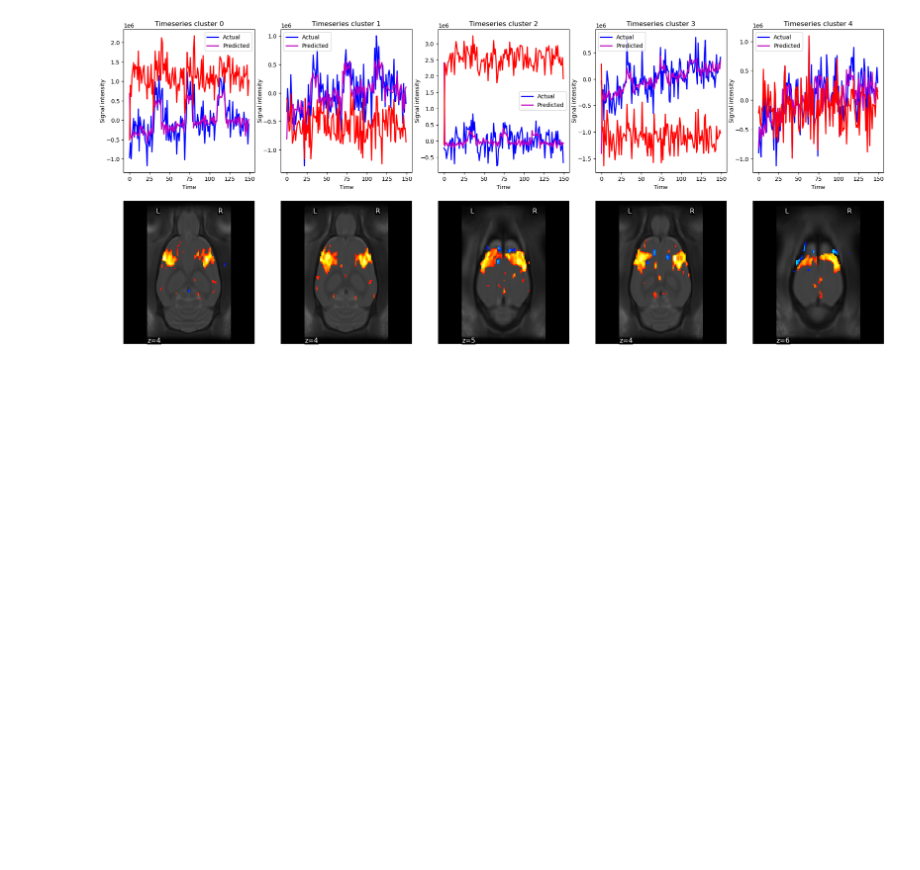
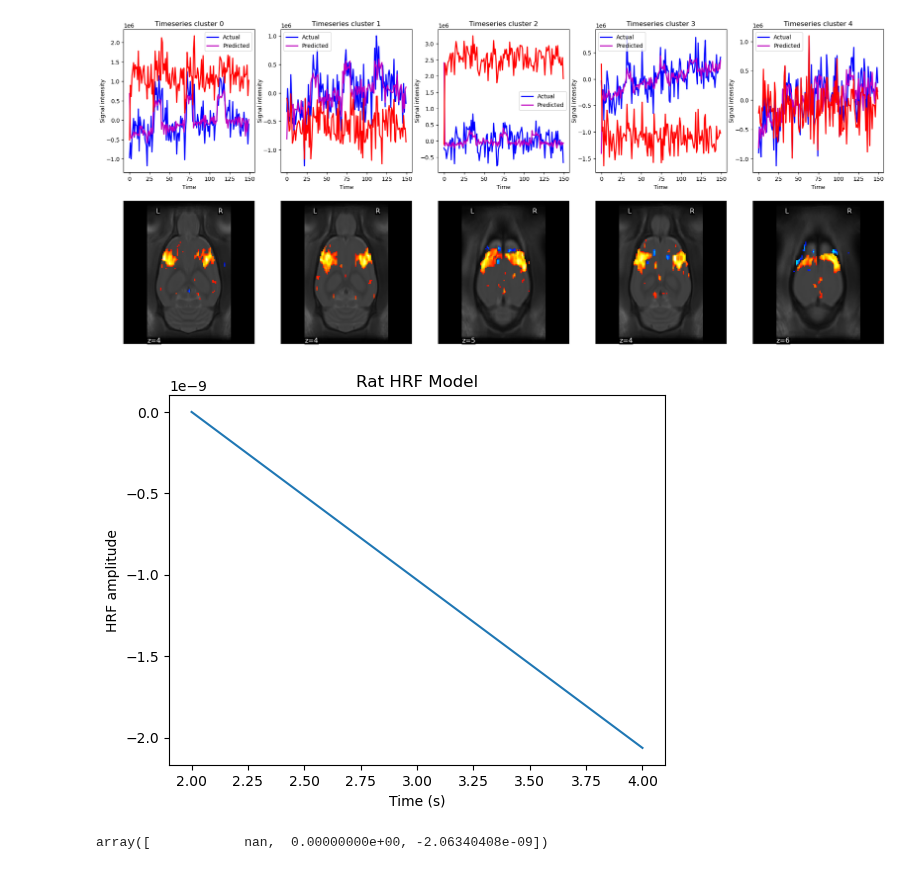
Before and after one commit to grandjeanlab/multirat_se, a Jupyter notebook: script/first_level_glm.ipynb, the cells around one changed output. Saved outputs shown, nothing was run; the diff lists cells and outputs as text; code cells hidden in the pictures; blank space fills up the shorter version.

```diff
--- a/script/first_level_glm.ipynb
+++ b/script/first_level_glm.ipynb
@@ -276,3 +323,33 @@ Cluster 3 peak[-0.13999921 -2.80999887  4.9350006 ]
 
 Cluster 4 peak[-0.73999923 -4.60999894  6.13500065]
 [figure]
+# %%
+# - Previously used but obselete -
+#Fitted time course of the rat HRF --> Parameters: b = 2.0,   p1 = 7.4, p2 = 8.9 and V = 1.5), peak 0.1 ms
+
+import numpy as np
+from scipy.stats import gamma
+
+def rat_hrf(tr, n_tr):
+
+    b = 2.0   # Define the parameters of the rat HRF
+    p1 = 7.4
+    p2 = 8.9
+    V = 1.5
+
+    t = np.arange(0, n_tr*tr, tr)     #calculates the exact sequence of time points that correspond to each TR --> time points for the HRF in sec
+
+    hrf_model = ((t-b)**(p1-1) * np.exp(-(t-b)/p2) / (p2**p1 * np.math.gamma(p1))) - V * ((t-b)**(p1-1) * np.exp(-(t-b)/p2) / (p2**p1 * np.math.gamma(p1)))
+
+    plt.plot(t, hrf_model)
+    plt.xlabel('Time (s)')
+    plt.ylabel('HRF amplitude')
+    plt.title('Rat HRF Model')
+    plt.show()
+
+    return hrf_model
+
+rat_hrf(tr=2, n_tr=3)
+# %% [output]
+[figure, added]
+array([            nan,  0.00000000e+00, -2.06340408e-09])
```
Also changed, not shown: parts of 4 cells of this notebook.
